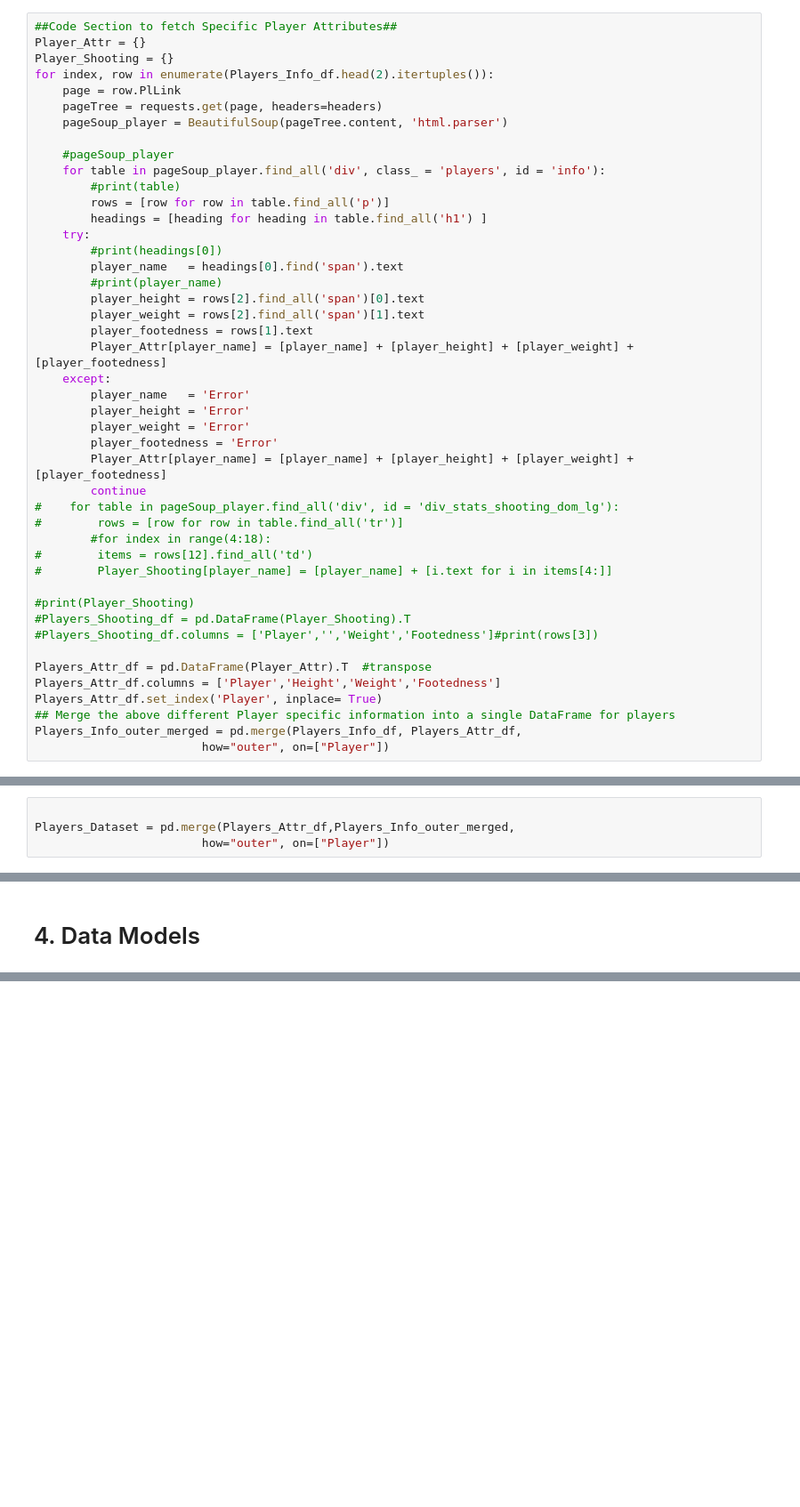
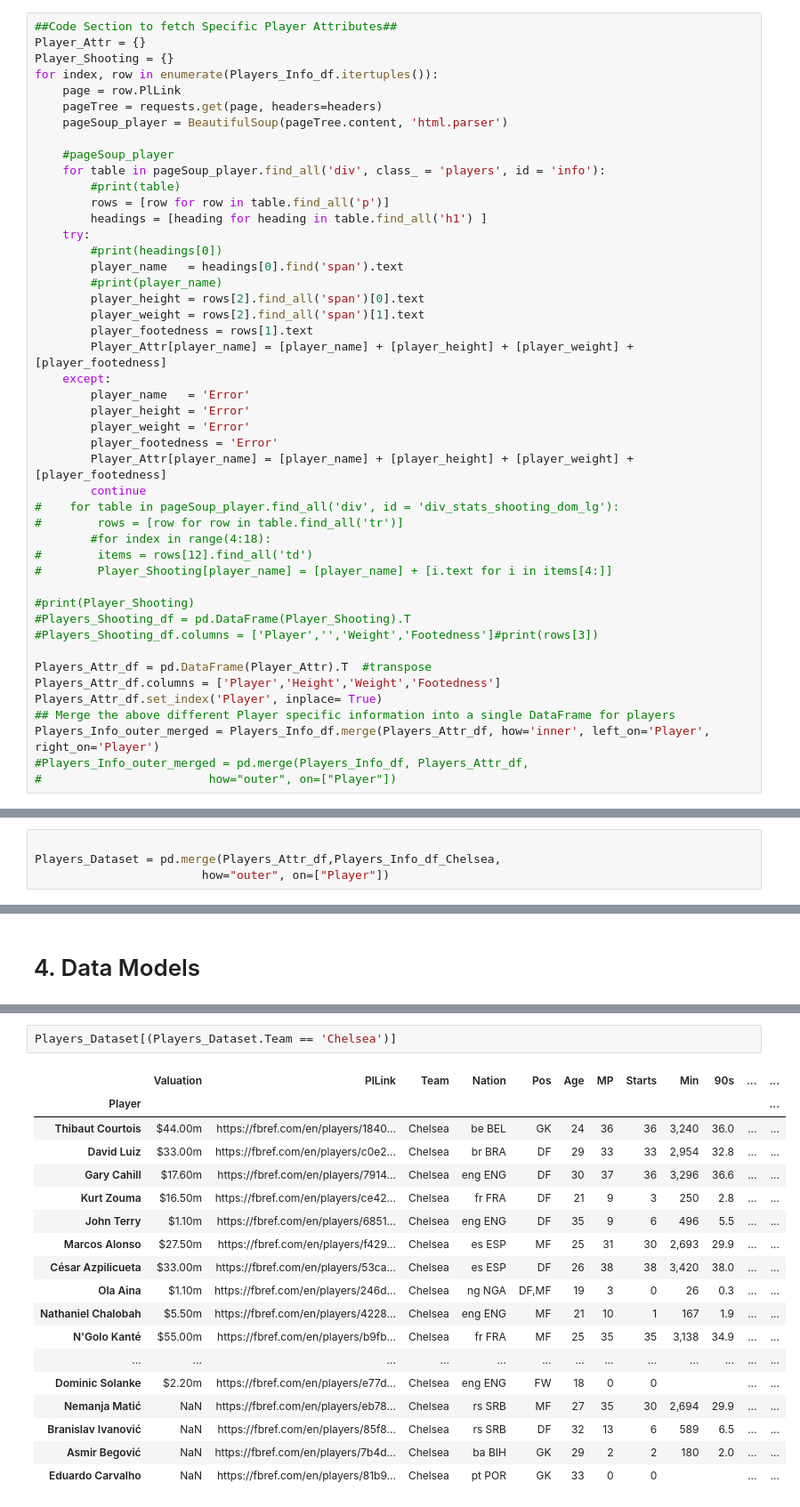
Before and after one commit to anubhavpar/Project_2, a Jupyter notebook: fbref.ipynb, the cells around one changed output, grey strips where cells are left out. Shown: that part at 89% size. Drawn from its saved outputs; the diff is of its cells as text; blank space fills up the shorter version.

```diff
--- a/fbref.ipynb
+++ b/fbref.ipynb
@@ -65,7 +118,7 @@ Players_Info_df;
 ##Code Section to fetch Specific Player Attributes##
 Player_Attr = {}
 Player_Shooting = {}
-for index, row in enumerate(Players_Info_df.head(2).itertuples()):
+for index, row in enumerate(Players_Info_df.itertuples()):
     page = row.PlLink
     pageTree = requests.get(page, headers=headers)
     pageSoup_player = BeautifulSoup(pageTree.content, 'html.parser')
@@ -104,5 +157,6 @@ Players_Attr_df = pd.DataFrame(Player_Attr).T  #transpose
 Players_Attr_df.columns = ['Player','Height','Weight','Footedness']
 Players_Attr_df.set_index('Player', inplace= True)
 ## Merge the above different Player specific information into a single DataFrame for players
-Players_Info_outer_merged = pd.merge(Players_Info_df, Players_Attr_df,
-                        how="outer", on=["Player"])
+Players_Info_outer_merged = Players_Info_df.merge(Players_Attr_df, how='inner', left_on='Player', right_on='Player')
+#Players_Info_outer_merged = pd.merge(Players_Info_df, Players_Attr_df,
+#                        how="outer", on=["Player"])
@@ -176,5 +469,5 @@ page_views = pageviewapi.per_article('en.wikipedia', 'Rooney', '20151106', '2015
 # %%
 
-Players_Dataset = pd.merge(Players_Attr_df,Players_Info_outer_merged,
+Players_Dataset = pd.merge(Players_Attr_df,Players_Info_df_Chelsea,
                         how="outer", on=["Player"])
 # %%
@@ -183,0 +481,21 @@ Players_Dataset.groupby("Team").head(25);
+# %%
+Players_Dataset[(Players_Dataset.Team == 'Chelsea')]
+# %% [output]
+|  | Valuation | PlLink | Team | Nation | Pos | Age | MP | Starts | Min | 90s | ... | ... |
+| Player |  |  |  |  |  |  |  |  |  |  |  | ... |
+| Thibaut Courtois | $44.00m | https://fbref.com/en/players/1840... | Chelsea | be BEL | GK | 24 | 36 | 36 | 3,240 | 36.0 | ... | ... |
+| David Luiz | $33.00m | https://fbref.com/en/players/c0e2... | Chelsea | br BRA | DF | 29 | 33 | 33 | 2,954 | 32.8 | ... | ... |
+| Gary Cahill | $17.60m | https://fbref.com/en/players/7914... | Chelsea | eng ENG | DF | 30 | 37 | 36 | 3,296 | 36.6 | ... | ... |
+| Kurt Zouma | $16.50m | https://fbref.com/en/players/ce42... | Chelsea | fr FRA | DF | 21 | 9 | 3 | 250 | 2.8 | ... | ... |
+| John Terry | $1.10m | https://fbref.com/en/players/6851... | Chelsea | eng ENG | DF | 35 | 9 | 6 | 496 | 5.5 | ... | ... |
+| Marcos Alonso | $27.50m | https://fbref.com/en/players/f429... | Chelsea | es ESP | MF | 25 | 31 | 30 | 2,693 | 29.9 | ... | ... |
+| César Azpilicueta | $33.00m | https://fbref.com/en/players/53ca... | Chelsea | es ESP | DF | 26 | 38 | 38 | 3,420 | 38.0 | ... | ... |
+| Ola Aina | $1.10m | https://fbref.com/en/players/246d... | Chelsea | ng NGA | DF,MF | 19 | 3 | 0 | 26 | 0.3 | ... | ... |
+| Nathaniel Chalobah | $5.50m | https://fbref.com/en/players/4228... | Chelsea | eng ENG | MF | 21 | 10 | 1 | 167 | 1.9 | ... | ... |
+| N'Golo Kanté | $55.00m | https://fbref.com/en/players/b9fb... | Chelsea | fr FRA | MF | 25 | 35 | 35 | 3,138 | 34.9 | ... | ... |
+| ... | ... | ... | ... | ... | ... | ... | ... | ... | ... | ... | ... | ... |
+| Dominic Solanke | $2.20m | https://fbref.com/en/players/e77d... | Chelsea | eng ENG | FW | 18 | 0 | 0 |  |  | ... | ... |
+| Nemanja Matić | NaN | https://fbref.com/en/players/eb78... | Chelsea | rs SRB | MF | 27 | 35 | 30 | 2,694 | 29.9 | ... | ... |
+| Branislav Ivanović | NaN | https://fbref.com/en/players/85f8... | Chelsea | rs SRB | DF | 32 | 13 | 6 | 589 | 6.5 | ... | ... |
+| Asmir Begović | NaN | https://fbref.com/en/players/7b4d... | Chelsea | ba BIH | GK | 29 | 2 | 2 | 180 | 2.0 | ... | ... |
+| Eduardo Carvalho | NaN | https://fbref.com/en/players/81b9... | Chelsea | pt POR | GK | 33 | 0 | 0 |  |  | ... | ... |
```
Also changed, not shown: parts of 30 cells of this notebook.
